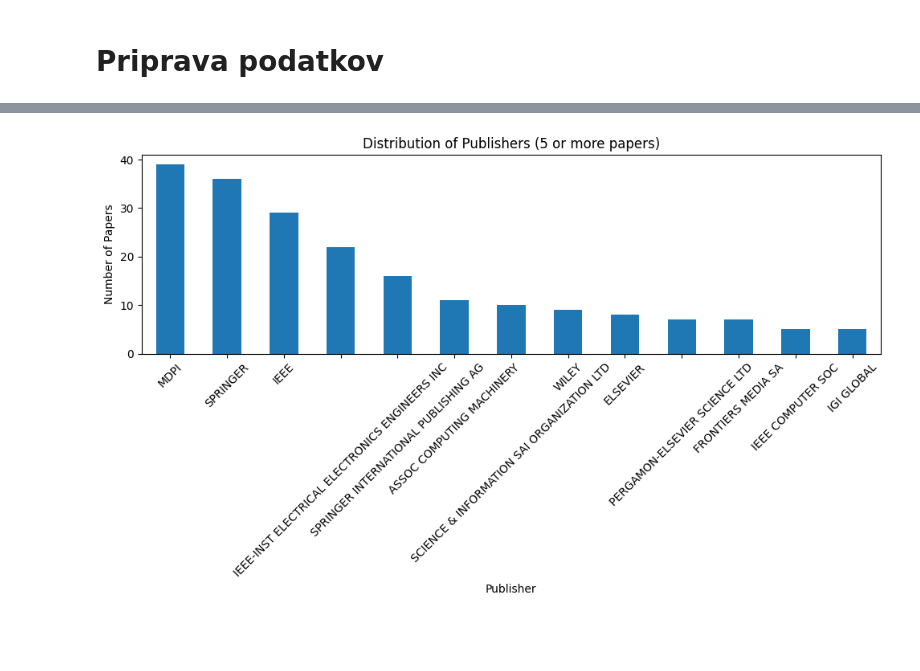
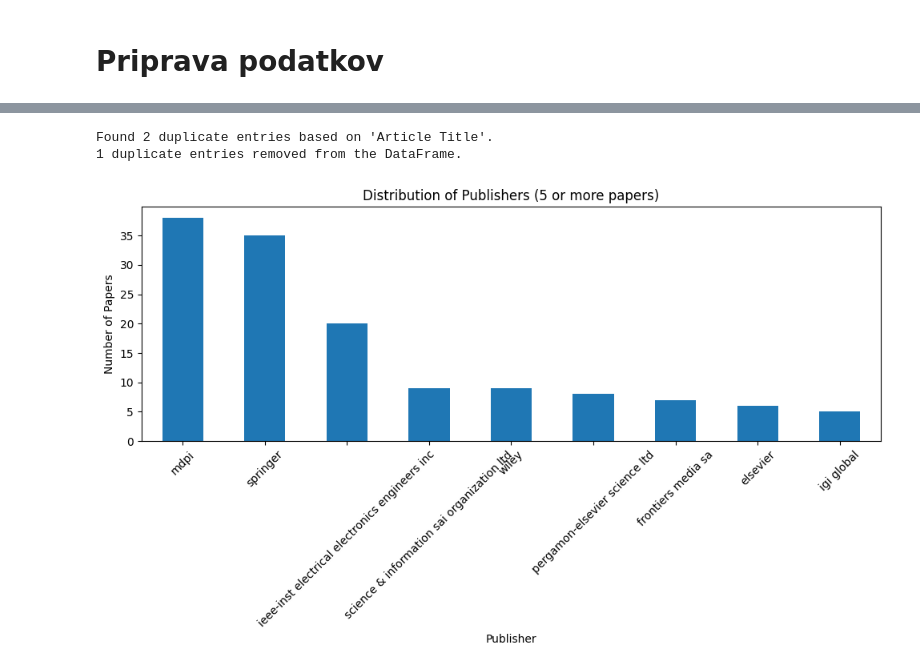
Before and after one commit to borbregant/Doktorat_all, a Jupyter notebook: raziskovalni_seminar/obdelava.ipynb, the cells around one changed output, grey strips where cells are left out. Drawn from its saved outputs; the diff is of its cells as text; code cells hidden in the pictures; blank space fills up the shorter version.

```diff
--- a/raziskovalni_seminar/obdelava.ipynb
+++ b/raziskovalni_seminar/obdelava.ipynb
@@ -4,4 +4,4 @@
 import pandas as pd
 import matplotlib.pyplot as plt
 
-df = pd.read_excel("dataset.xls")
+df = pd.read_excel("dataset_nov.xls")
@@ -37,20 +8,50 @@ plt.show()
+# %%
+# Checking for duplicates in the 'Article Title' column
+duplicate_titles = df[df.duplicated(subset='Article Title', keep=False)]
+
+# Count the number of duplicates
+num_duplicates = len(duplicate_titles)
+
+if num_duplicates > 0:
+    print(f"Found {num_duplicates} duplicate entries based on 'Article Title'.")
+
+    # Removing duplicates, keeping only the first occurrence
+    df_cleaned = df.drop_duplicates(subset='Article Title', keep='first')
+
+    # Number of entries removed
+    entries_removed = len(df) - len(df_cleaned)
+    print(f"{entries_removed} duplicate entries removed from the DataFrame.")
+else:
+    print("No duplicate entries found in the 'Article Title' column.")
+
+# Updating the DataFrame after removing duplicates
+df = df_cleaned if num_duplicates > 0 else df
+# %% [output]
+Found 2 duplicate entries based on 'Article Title'.
+1 duplicate entries removed from the DataFrame.
 # %%
-# Plotting the distribution of the 'Publisher' column with publishers having 5 or more occurrences
+df['Publisher'] = df['Publisher'].str.strip().str.lower().replace('', 'unknown').fillna('unknown')
+
+# 2. Replace non-breaking spaces or other special whitespace characters
+df['Publisher'] = df['Publisher'].str.replace('\s+', ' ', regex=True)
+
+# Calculate the counts of each publisher
 publisher_counts = df['Publisher'].value_counts()
 
 # Filter to include only publishers with 5 or more occurrences
 filtered_publisher_counts = publisher_counts[publisher_counts >= 5]
 
+# Plotting the distribution
 plt.figure(figsize=(10, 6))
 filtered_publisher_counts.plot(kind='bar')
 plt.title('Distribution of Publishers (5 or more papers)')
 plt.xlabel('Publisher')
 plt.ylabel('Number of Papers')
 plt.xticks(rotation=45)
 plt.tight_layout()
 plt.show()
 # %% [output]
-[figure, old version]
+[figure, new version]
 # %%
 import pandas as pd
 from sklearn.feature_extraction.text import CountVectorizer
```
Also changed, not shown: parts of 12 cells of this notebook, 3 other files.
